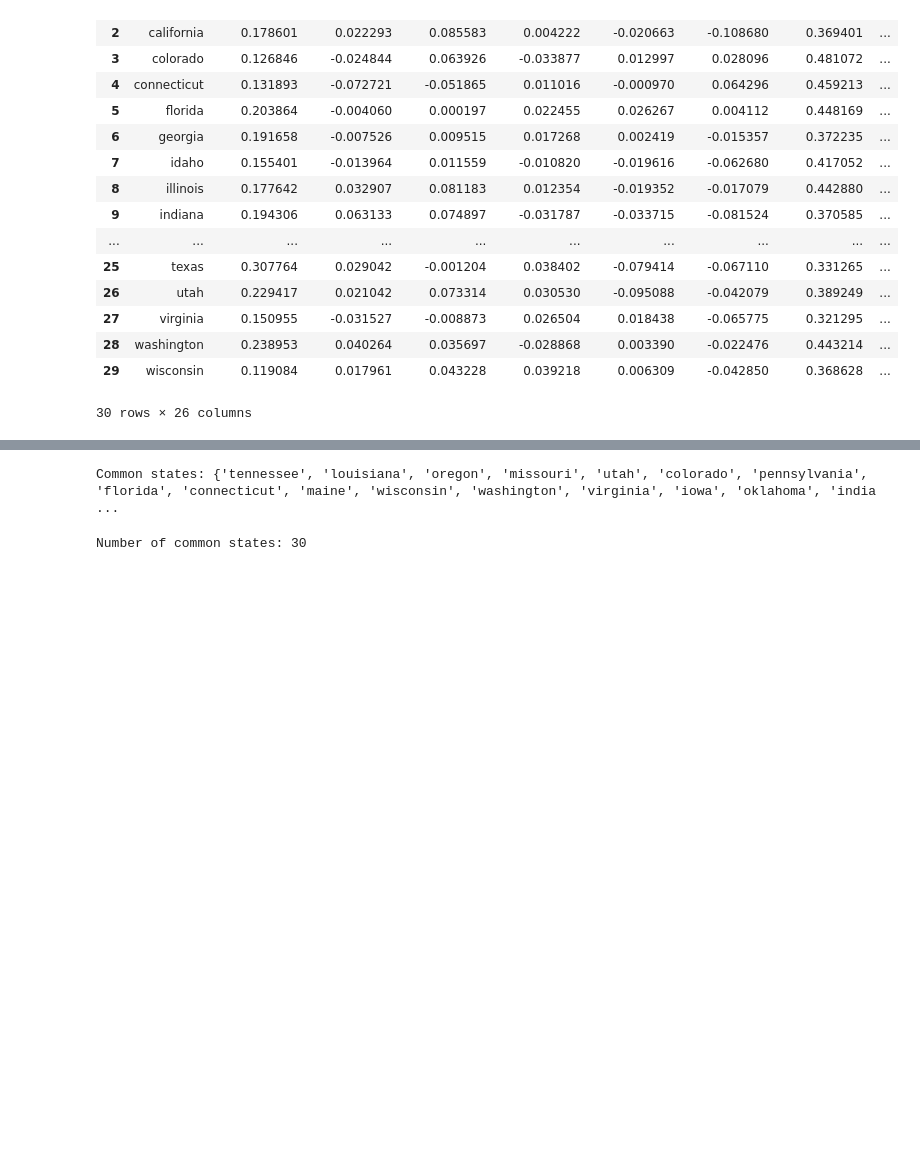
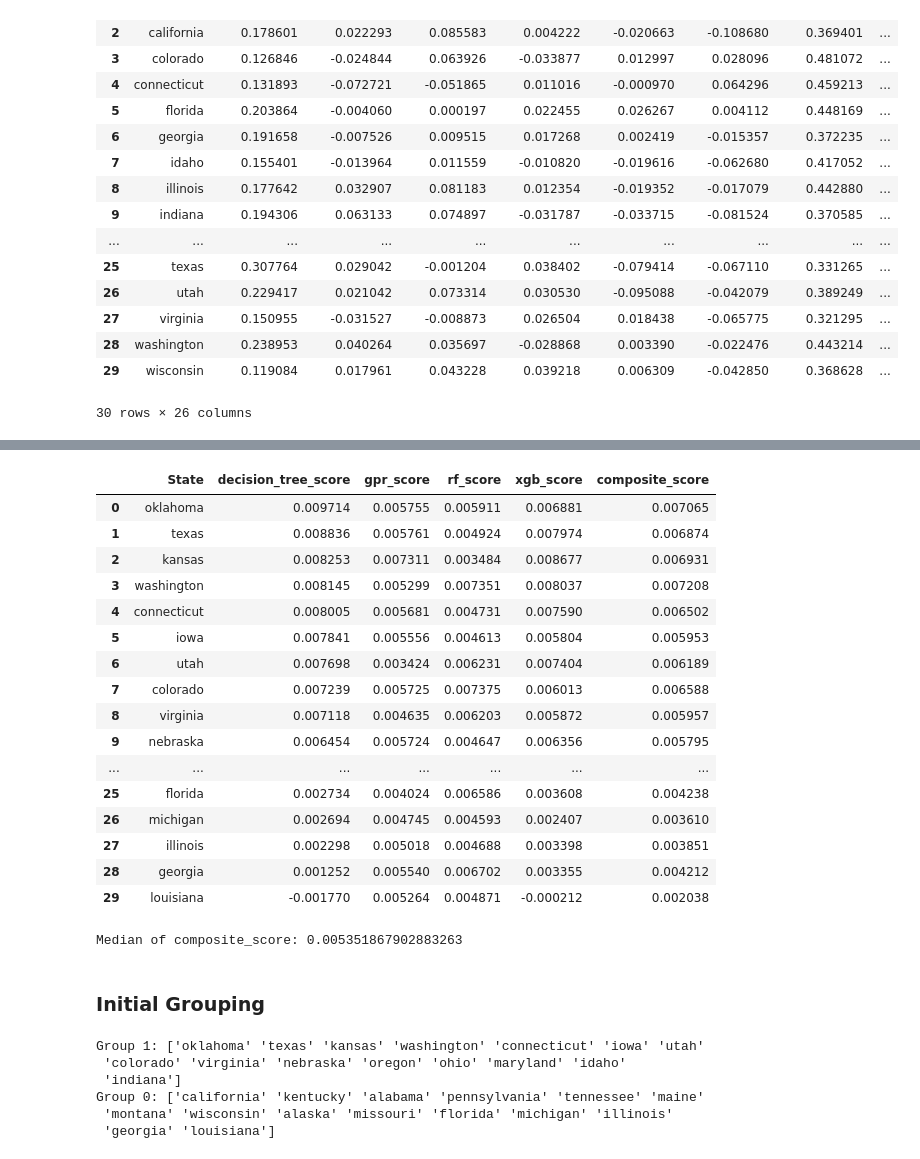
Before and after one commit to DMChakrabarti013/macro_matrics, a Jupyter notebook: syntethic_control_supervised.ipynb, the cells around one changed output, grey strips where cells are left out. Saved outputs shown, nothing was run; the diff lists cells and outputs as text; code cells hidden in the pictures; blank space fills up the shorter version.

Commit message:
Synth Control Trial

```diff
--- a/syntethic_control_supervised.ipynb
+++ b/syntethic_control_supervised.ipynb
@@ -126,10 +91,0 @@ group_supervised
-# %%
-# Find the common states across the three dataframes
-common_states = set(baseline_df_synthetic['State']) & set(group_supervised['State']) & set(combined_dynamics_df['State'])
-print("Common states:", common_states)
-# %% [output]
-Common states: {'tennessee', 'louisiana', 'oregon', 'missouri', 'utah', 'colorado', 'pennsylvania', 'florida', 'connecticut', 'maine', 'wisconsin', 'washington', 'virginia', 'iowa', 'oklahoma', 'india ...
-# %%
-print("Number of common states:", len(common_states))
-# %% [output]
-Number of common states: 30
@@ -145,0 +92,2 @@ combined_dynamics_df_filtered
+# %%
+merged_df = pd.read_csv('merged_scores.csv')
@@ -145,0 +96,47 @@ combined_dynamics_df_filtered
+# %%
+# 2) Define the four model columns and equal initial weights
+model_cols = ["decision_tree_score", "gpr_score", "rf_score", "xgb_score"]
+weights    = np.array([0.25, 0.25, 0.25, 0.25])
+
+# 3) Compute composite score
+merged_df["composite_score"] = merged_df[model_cols].values.dot(weights)
+merged_df
+# %% [output]
+|  | State | decision_tree_score | gpr_score | rf_score | xgb_score | composite_score |
+| 0 | oklahoma | 0.009714 | 0.005755 | 0.005911 | 0.006881 | 0.007065 |
+| 1 | texas | 0.008836 | 0.005761 | 0.004924 | 0.007974 | 0.006874 |
+| 2 | kansas | 0.008253 | 0.007311 | 0.003484 | 0.008677 | 0.006931 |
+| 3 | washington | 0.008145 | 0.005299 | 0.007351 | 0.008037 | 0.007208 |
+| 4 | connecticut | 0.008005 | 0.005681 | 0.004731 | 0.007590 | 0.006502 |
+| 5 | iowa | 0.007841 | 0.005556 | 0.004613 | 0.005804 | 0.005953 |
+| 6 | utah | 0.007698 | 0.003424 | 0.006231 | 0.007404 | 0.006189 |
+| 7 | colorado | 0.007239 | 0.005725 | 0.007375 | 0.006013 | 0.006588 |
+| 8 | virginia | 0.007118 | 0.004635 | 0.006203 | 0.005872 | 0.005957 |
+| 9 | nebraska | 0.006454 | 0.005724 | 0.004647 | 0.006356 | 0.005795 |
+| ... | ... | ... | ... | ... | ... | ... |
+| 25 | florida | 0.002734 | 0.004024 | 0.006586 | 0.003608 | 0.004238 |
+| 26 | michigan | 0.002694 | 0.004745 | 0.004593 | 0.002407 | 0.003610 |
+| 27 | illinois | 0.002298 | 0.005018 | 0.004688 | 0.003398 | 0.003851 |
+| 28 | georgia | 0.001252 | 0.005540 | 0.006702 | 0.003355 | 0.004212 |
+| 29 | louisiana | -0.001770 | 0.005264 | 0.004871 | -0.000212 | 0.002038 |
+# %%
+median_composite_score = merged_df['composite_score'].median()
+print("Median of composite_score:", median_composite_score)
+c_threshold = median_composite_score
+# %% [output]
+Median of composite_score: 0.005351867902883263
+# %% [markdown]
+### Initial Grouping
+# %%
+group_1_supervised = merged_df.loc[merged_df['composite_score'] > c_threshold, 'State'].values
+group_0_supervised = merged_df.loc[merged_df['composite_score'] <=c_threshold, 'State'].values
+
+print("Group 1:", group_1_supervised)
+print("Group 0:", group_0_supervised)
+# %% [output]
+Group 1: ['oklahoma' 'texas' 'kansas' 'washington' 'connecticut' 'iowa' 'utah'
+ 'colorado' 'virginia' 'nebraska' 'oregon' 'ohio' 'maryland' 'idaho'
+ 'indiana']
+Group 0: ['california' 'kentucky' 'alabama' 'pennsylvania' 'tennessee' 'maine'
+ 'montana' 'wisconsin' 'alaska' 'missouri' 'florida' 'michigan' 'illinois'
+ 'georgia' 'louisiana']
```
Also changed, not shown: parts of 19 cells of this notebook.
